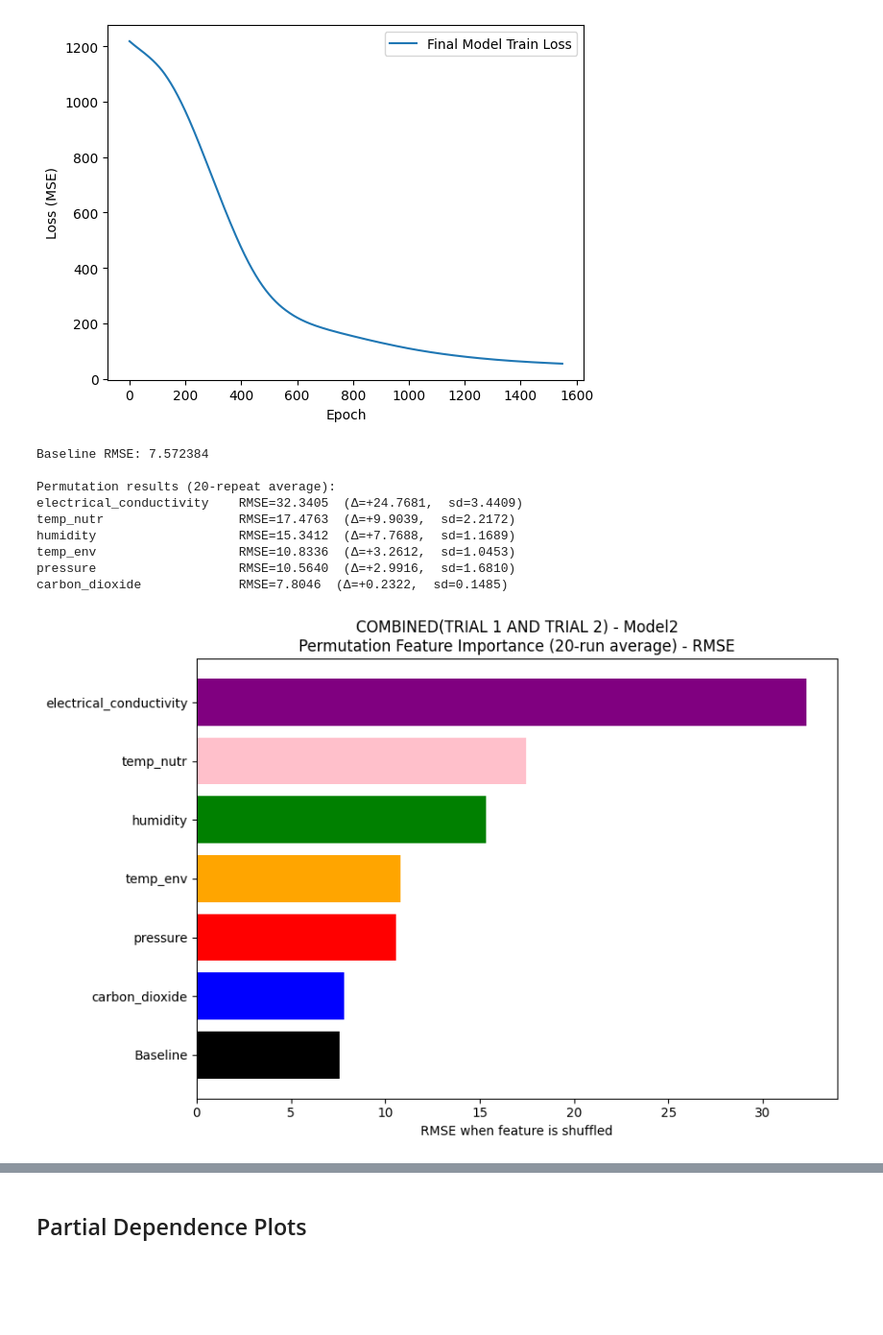
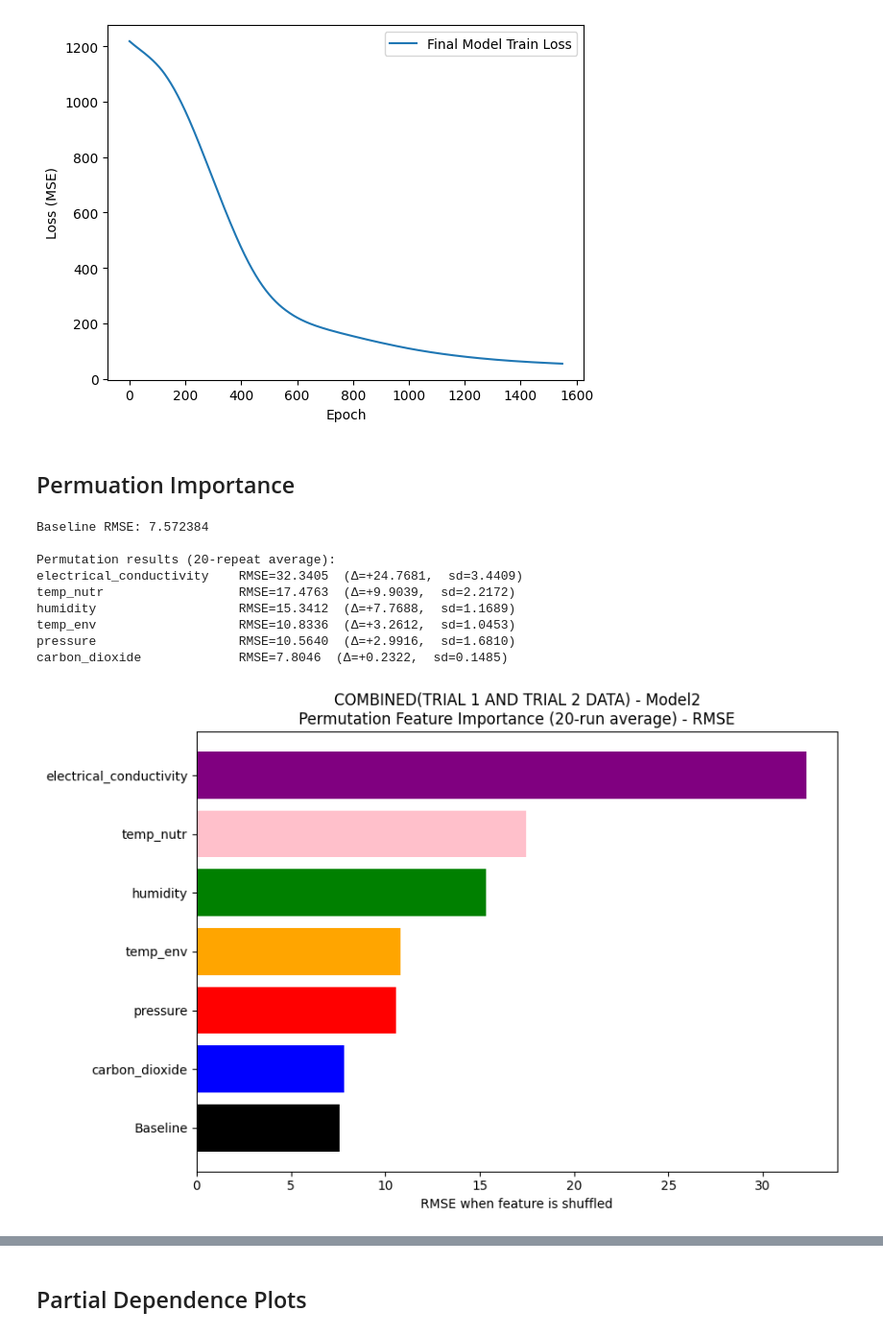
Before and after one commit to GerardoG2/plant-health-status, a Jupyter notebook: Notebooks/NeuralNetwork_tboth.ipynb, the cells around one changed output, grey strips where cells are left out. Shown at 96% size. Drawn from its saved outputs; the diff is of its cells as text; code cells hidden in the pictures; blank space fills up the shorter version.

```diff
--- a/Notebooks/NeuralNetwork_tboth.ipynb
+++ b/Notebooks/NeuralNetwork_tboth.ipynb
@@ -636,6 +605,8 @@ Epoch [1550/1550], Train Loss: 54.4114
 Final Test Loss (MSE): 57.3410
 Final Test Loss (RMSE): 7.5724
 [figure]
+# %% [markdown]
+## Permuation Importance
 # %%
 import numpy as np
 import torch
@@ -729,33 +700,33 @@ colors = [coef_colors.get(name, 'black') for name in names]
 names_plot = names + ["Baseline"]
 rmses_plot = rmses + [base_rmse]
 colors_plot = colors + [baseline_color]
 
 plt.figure(figsize=(9, 6))
 plt.barh(names_plot[::-1], rmses_plot[::-1], color=colors_plot[::-1])
 
 plt.xlabel("RMSE when feature is shuffled")
-plt.title("COMBINED(TRIAL 1 AND TRIAL 2) - Model2\nPermutation Feature Importance (20-run average) - RMSE")
+plt.title("COMBINED(TRIAL 1 AND TRIAL 2 DATA) - Model2\nPermutation Feature Importance (20-run average) - RMSE")
 plt.tight_layout()
 
 plt.savefig('../Figures/combined_nnmodel2_permutation_importance_rmse.png', bbox_inches='tight')
 plt.show()
 
 # plot for mse instead of rmse
 plt.figure(figsize=(9, 6))
 plt.barh(names_plot[::-1], [r**2 for r in rmses_plot][::-1], color=colors_plot[::-1])
 plt.xlabel("MSE when feature is shuffled")
-plt.title("COMBINED(TRIAL 1 AND TRIAL 2) - Model2\nPermutation Feature Importance (20-run average) - MSE")
+plt.title("COMBINED(TRIAL 1 AND TRIAL 2 DATA) - Model2\nPermutation Feature Importance (20-run average) - MSE")
 plt.tight_layout()
 plt.savefig('../Figures/combined_nnmodel2_permutation_importance_mse.png', bbox_inches='tight')
 plt.show()
 # %% [output]
 Baseline RMSE: 7.572384
 
 Permutation results (20-repeat average):
 electrical_conductivity    RMSE=32.3405  (Δ=+24.7681,  sd=3.4409)
 temp_nutr                  RMSE=17.4763  (Δ=+9.9039,  sd=2.2172)
 humidity                   RMSE=15.3412  (Δ=+7.7688,  sd=1.1689)
 temp_env                   RMSE=10.8336  (Δ=+3.2612,  sd=1.0453)
 pressure                   RMSE=10.5640  (Δ=+2.9916,  sd=1.6810)
 carbon_dioxide             RMSE=7.8046  (Δ=+0.2322,  sd=0.1485)
-[figure, old version]
+[figure, new version]
```
Also changed, not shown: parts of 30 cells of this notebook, 37 other files.
